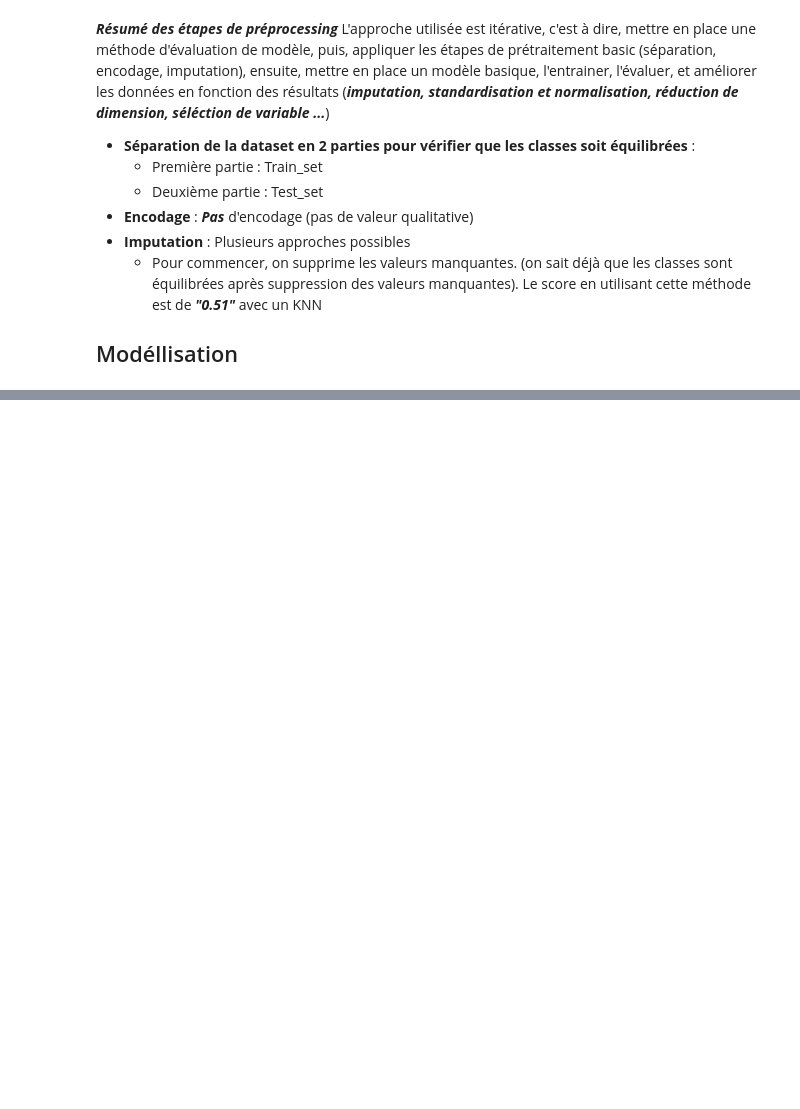
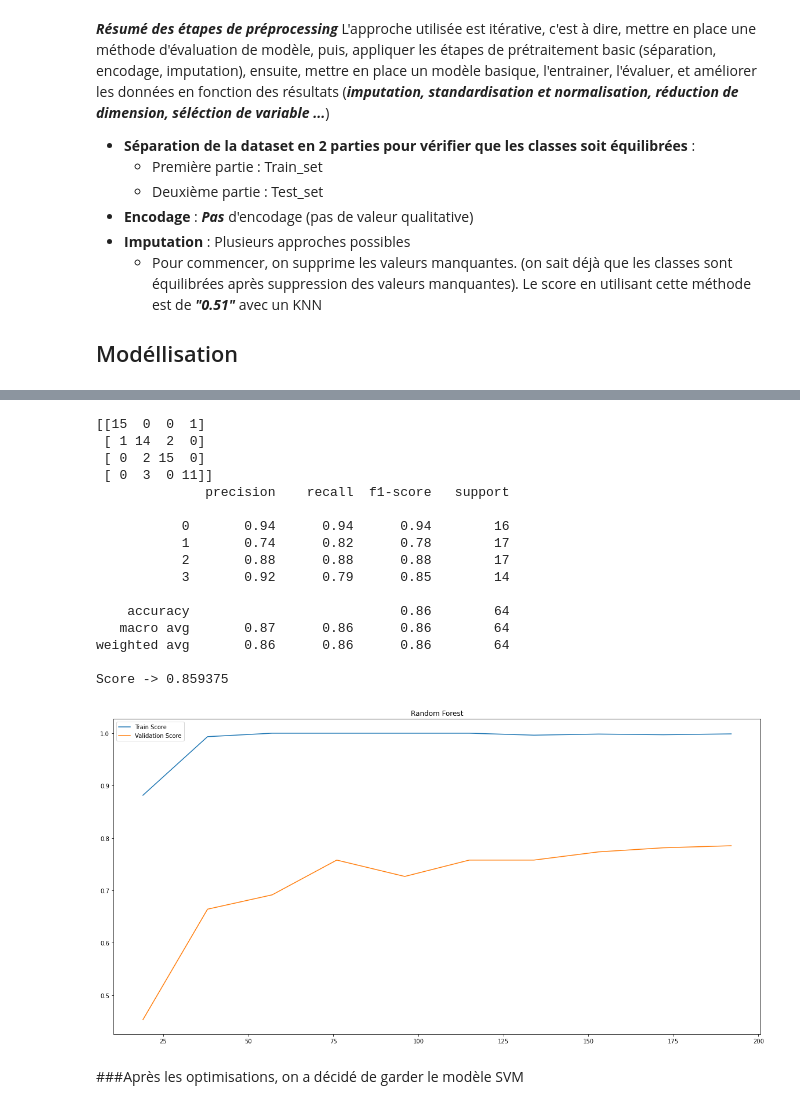
Before and after one commit to kamelhouchat/machine_learning_td, a Jupyter notebook: TD.ipynb, the cells around one changed output, grey strips where cells are left out. Cells and saved outputs as stored; diff of their text form; code cells hidden in the pictures; blank space fills up the shorter version.

```diff
--- a/TD.ipynb
+++ b/TD.ipynb
@@ -356,16 +369,18 @@ def preprocessing(data_f, imputer, pca=None):
 from sklearn.impute import KNNImputer
 from sklearn.decomposition import PCA
 
-imputer = KNNImputer(n_neighbors=4)
+imputer = KNNImputer(n_neighbors=22)
 imputer.fit(X_train)
 
+# Test du PCA qui n'a pas données de bons résultats, mais qu'on a laissé quand même en commentaire
 # pca = PCA(n_components=20)
 # pca.fit(X_train)
-
 # plt.plot(np.cumsum(pca.explained_variance_ratio_))
 
 X_train = preprocessing(X_train, imputer)#, pca)
 X_test = preprocessing(X_test, imputer)#, pca)
+
+final_test = preprocessing(df_test, imputer)
 # %% [markdown]
 ***Résumé des étapes de préprocessing***
 L'approche utilisée est itérative, c'est à dire, mettre en place une méthode d'évaluation de modèle, puis, appliquer les étapes de
@@ -590,0 +673,36 @@ AttributeError: 'Pipeline' object has no attribute 'feature_importances_'
+# %%
+from sklearn.model_selection import RandomizedSearchCV
+
+hyper_params = {
+    'randomforestclassifier__bootstrap': [True, False],
+    'randomforestclassifier__max_depth': [10, 20, 30, 40, 50, 60, 70, 80, 90, 100, None],
+    'randomforestclassifier__max_features': ['auto', 'sqrt'],
+    'randomforestclassifier__min_samples_leaf': [1, 2, 4],
+    'randomforestclassifier__min_samples_split': [2, 5, 10],
+    'randomforestclassifier__n_estimators': [200, 400, 600, 800, 1000, 1200, 1400, 1600, 1800, 2000],
+    'pipeline__selectkbest__k': range(5, 45),
+    # 'pipeline__knnimputer__n_neighbors': range(2, 30)
+}
+
+grid = RandomizedSearchCV(RandomForest, hyper_params, scoring='accuracy', cv=3, n_jobs=-1, n_iter=200)
+grid.fit(X_train, y_train)
+
+evaluation(grid.best_estimator_, 'Random Forest')
+# %% [output]
+[[15  0  0  1]
+ [ 1 14  2  0]
+ [ 0  2 15  0]
+ [ 0  3  0 11]]
+              precision    recall  f1-score   support
+
+           0       0.94      0.94      0.94        16
+           1       0.74      0.82      0.78        17
+           2       0.88      0.88      0.88        17
+           3       0.92      0.79      0.85        14
+
+    accuracy                           0.86        64
+   macro avg       0.87      0.86      0.86        64
+weighted avg       0.86      0.86      0.86        64
+
+Score -> 0.859375
+[figure, added]
@@ -590,0 +711,2 @@ AttributeError: 'Pipeline' object has no attribute 'feature_importances_'
+# %% [markdown]
+###Après les optimisations, on a décidé de garder le modèle SVM
```
Also changed, not shown: parts of 22 cells of this notebook.
